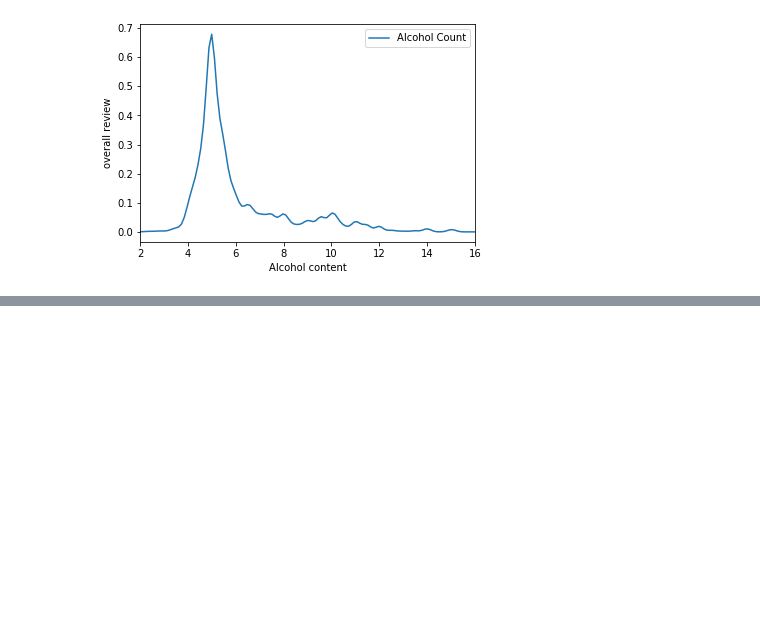
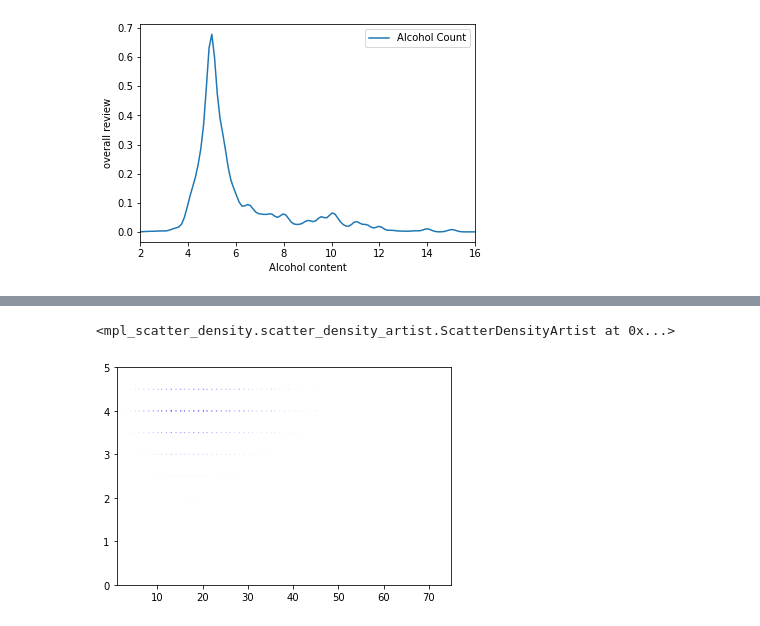
Before and after one commit to arselv/Project_1_Group_2, a Jupyter notebook: Beer_Review_Final.ipynb, the cells around one changed output, grey strips where cells are left out. Cells and saved outputs as stored; diff of their text form; code cells hidden in the pictures; blank space fills up the shorter version.

```diff
--- a/Beer_Review_Final.ipynb
+++ b/Beer_Review_Final.ipynb
@@ -353,0 +378,14 @@ plt.show()
+# %%
+#Plot information for Ale Character Count Density
+import mpl_scatter_density
+fig = plt.figure()
+ax = fig.add_subplot(1, 1, 1, projection='scatter_density')
+
+x = character_count_ale
+y = overall_review_ale
+ax.scatter_density(x, y, color='blue')
+
+#fig.savefig('Ale_Character_Scatter_Density_1.png')
+# %% [output]
+<mpl_scatter_density.scatter_density_artist.ScatterDensityArtist at 0x...>
+[figure, added]
```
Also changed, not shown: parts of 3 cells of this notebook, 1 other file.
